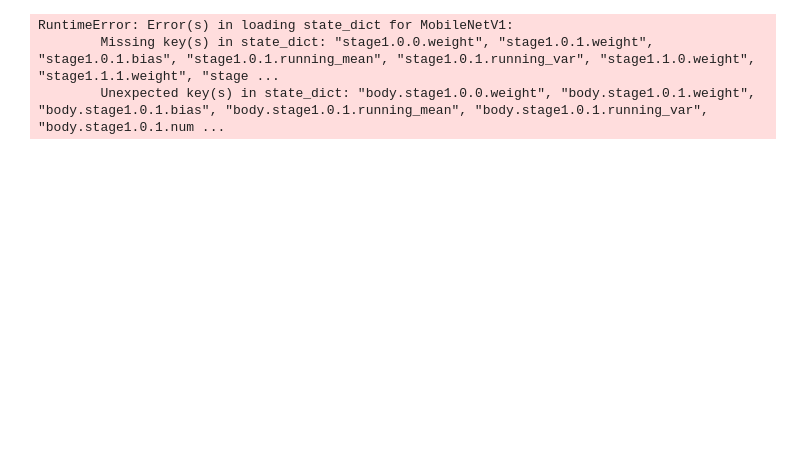
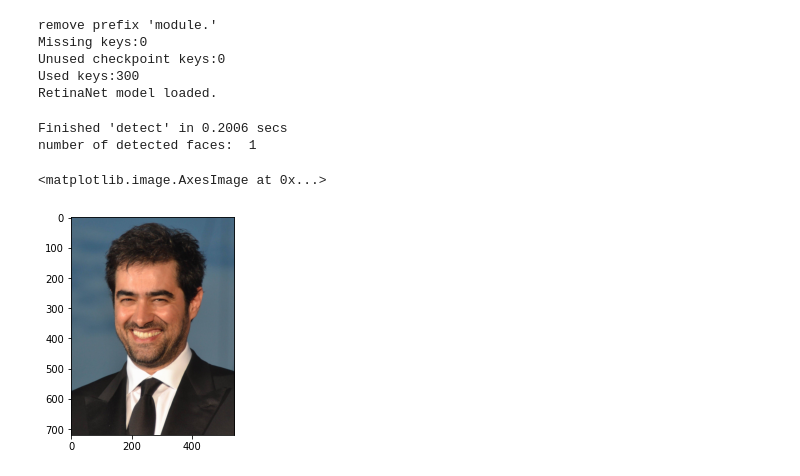
Before and after one commit to SajjadAemmi/Face-Recognition, a Jupyter notebook: Detection.ipynb, the cells around one changed output. Drawn from its saved outputs; the diff is of its cells as text; code cells hidden in the pictures; blank space fills up the shorter version.

```diff
--- a/Detection.ipynb
+++ b/Detection.ipynb
@@ -12,20 +12,27 @@ from src.utils import draw_box_name
 from dataset_utils.mtcnn_pytorch.src.align_trans import get_reference_facial_points, warp_and_crop_face
 # %%
 device = torch.device('cuda') if torch.cuda.is_available() else torch.device('cpu')
-retina_face = RetinaFaceModel('mobilenet', device)
+detector = FaceDetector('mobilenet', device)
 # %% [output]
-RuntimeError: Error(s) in loading state_dict for MobileNetV1:
-        Missing key(s) in state_dict: "stage1.0.0.weight", "stage1.0.1.weight", "stage1.0.1.bias", "stage1.0.1.running_mean", "stage1.0.1.running_var", "stage1.1.0.weight", "stage1.1.1.weight", "stage ...
-        Unexpected key(s) in state_dict: "body.stage1.0.0.weight", "body.stage1.0.1.weight", "body.stage1.0.1.bias", "body.stage1.0.1.running_mean", "body.stage1.0.1.running_var", "body.stage1.0.1.num ...
+remove prefix 'module.'
+Missing keys:0
+Unused checkpoint keys:0
+Used keys:300
+RetinaNet model loaded.
 # %%
-image_path = "input/mr_bean.jpg"
+image_path = "input/shahab.jpg"
 image = cv2.imread(image_path)
+image = cv2.resize(image, (0,0), fx=0.5, fy=0.5)
 image = cv2.cvtColor(image, cv2.COLOR_BGR2RGB)
+original_image = image.copy()
 
-bounding_boxes, faces, landmarks = retina_face.detect(image)
+bounding_boxes, faces, landmarks = detector.detect(image)
 print('number of detected faces: ', len(faces))
 
 for i, bbox in enumerate(bounding_boxes):
-    cv2.rectangle(image, (bbox[0], bbox[1]), (bbox[2], bbox[3]), (255, 0, 0), 2)
+    cv2.rectangle(image, (bbox[0], bbox[1]), (bbox[2], bbox[3]), (255, 0, 0), 4)
     for landmark in landmarks[i]:
         cv2.circle(image, (landmark[0], landmark[1]), 8, (0, 255, 0), -1)
+# %% [output]
+Finished 'detect' in 0.2006 secs
+number of detected faces:  1
@@ -32,2 +45,7 @@ for i, bbox in enumerate(bounding_boxes):
+# %%
+plt.imshow(original_image)
+# %% [output]
+<matplotlib.image.AxesImage at 0x...>
+[figure, added]
 # %%
 plt.imshow(image)
```
Also changed, not shown: parts of 5 cells of this notebook.
